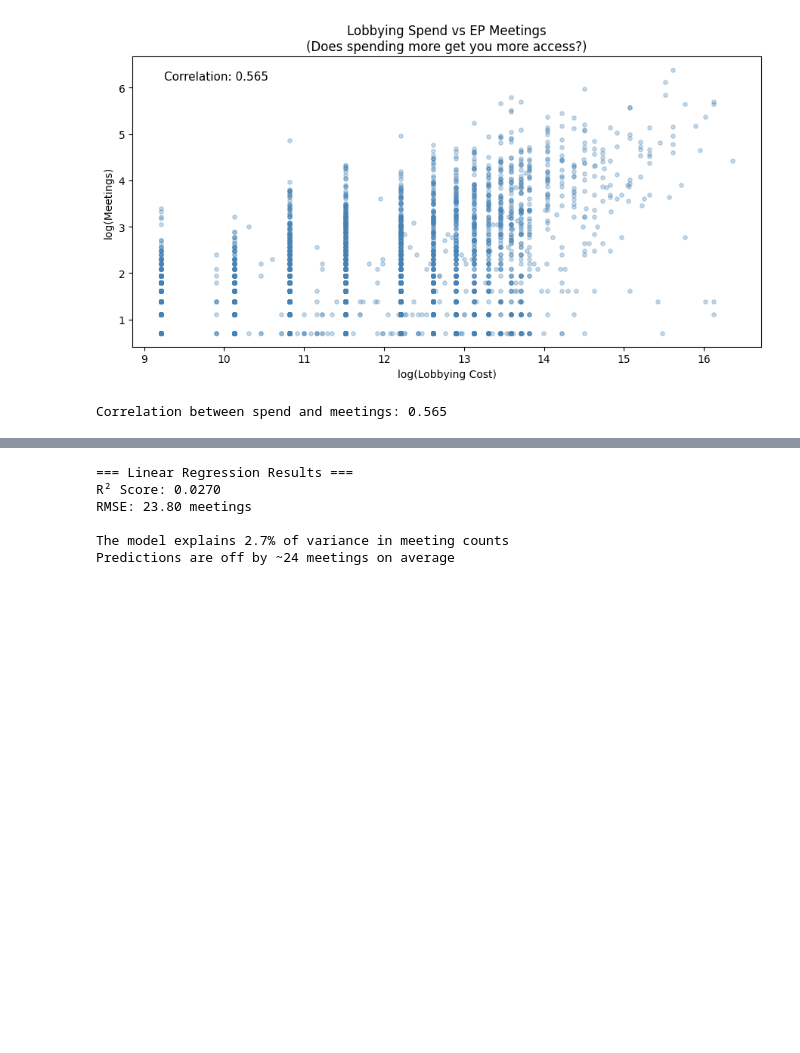
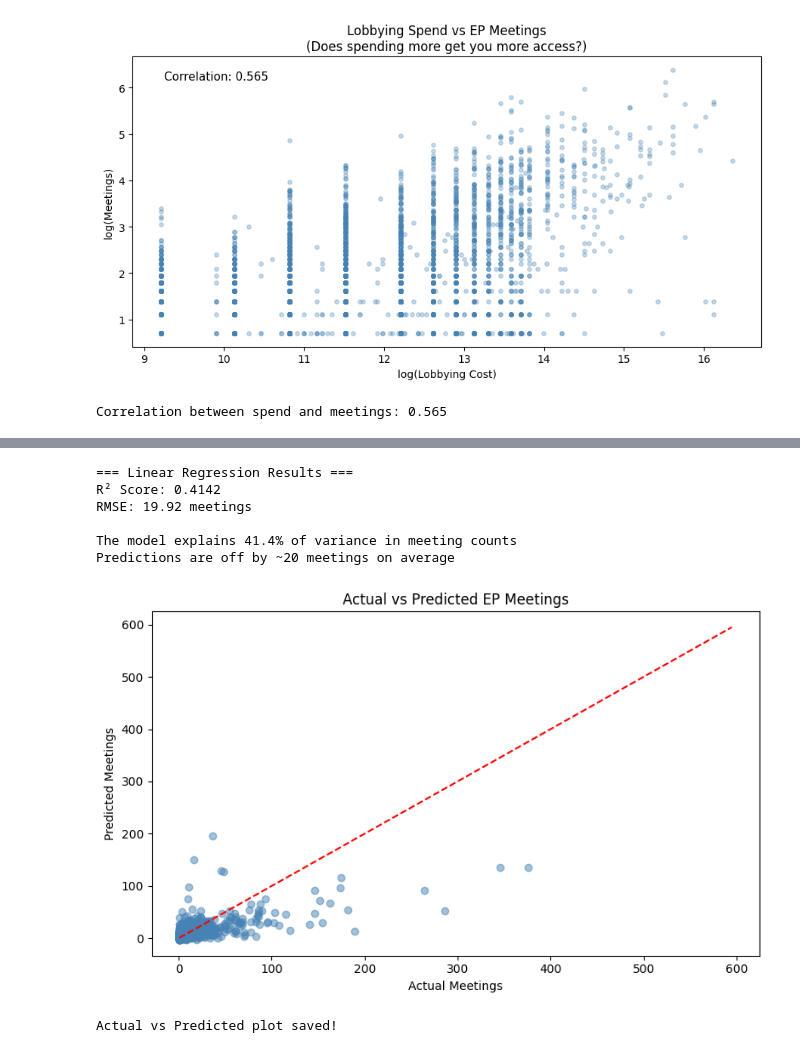
Before and after one commit to greenbear26/RAMM-Project, a Jupyter notebook: ml-src/lobbying_phase2.ipynb, the cells around one changed output, grey strips where cells are left out. Saved outputs shown, nothing was run; the diff lists cells and outputs as text; code cells hidden in the pictures; blank space fills up the shorter version.

```diff
--- a/ml-src/lobbying_phase2.ipynb
+++ b/ml-src/lobbying_phase2.ipynb
@@ -271,7 +271,7 @@ print(f'Correlation between spend and meetings: {correlation:.3f}')
 Correlation between spend and meetings: 0.565
 # %%
 # Prepare ML dataset - only orgs WITH meeting data
-from sklearn.preprocessing import LabelEncoder
+from sklearn.preprocessing import LabelEncoder, StandardScaler
 
 df_ml = df_merged[df_merged['Meetings'] > 0].copy()
 
@@ -279,8 +279,14 @@ df_ml = df_merged[df_merged['Meetings'] > 0].copy()
 le = LabelEncoder()
 df_ml['interest_encoded'] = le.fit_transform(df_ml['Interest represented'])
 
+# Standardize numerical features
+scaler = StandardScaler()
+numerical_cols = ['Lobbying cost', 'Members FTE', 'all EP passes', 'gdp_per_capita', 'inflation_rate', 'lobbying_gdp_ratio']
+df_ml[numerical_cols] = scaler.fit_transform(df_ml[numerical_cols])
+
 print(f'Orgs with meeting data: {len(df_ml)}')
 print(f'Orgs without meeting data: {len(df_merged[df_merged["Meetings"] == 0])}')
+df_ml.head()
 # %% [output]
 Orgs with meeting data: 7176
 Orgs without meeting data: 9686
@@ -291,17 +303,17 @@ from sklearn.metrics import mean_squared_error, r2_score
 import numpy as np
 
 # Log transform skewed features
-df_ml['log_lobbying_cost'] = np.log1p(df_ml['Lobbying cost'])
-df_ml['log_ep_passes'] = np.log1p(df_ml['all EP passes'])
+# df_ml['log_lobbying_cost'] = np.log1p(df_ml['Lobbying cost'])
+# df_ml['log_ep_passes'] = np.log1p(df_ml['all EP passes'])
 
 feature_cols = [
-    'log_lobbying_cost',
-    'Members FTE',
-    'log_ep_passes',
+    'Lobbying cost',
+    # 'Members FTE',
+    'all EP passes',
     'interest_encoded',
-    'gdp_usd',
-    'gdp_per_capita',
-    'inflation_rate',
+    # 'gdp_usd',
+    # 'gdp_per_capita',
+    # 'inflation_rate',
     'lobbying_gdp_ratio'
 ]
 
@@ -327,8 +339,23 @@ print(f'\nThe model explains {r2*100:.1f}% of variance in meeting counts')
 print(f'Predictions are off by ~{rmse:.0f} meetings on average')
 # %% [output]
 === Linear Regression Results ===
-R² Score: 0.0270
-RMSE: 23.80 meetings
+R² Score: 0.4142
+RMSE: 19.92 meetings
 
-The model explains 2.7% of variance in meeting counts
-Predictions are off by ~24 meetings on average
+The model explains 41.4% of variance in meeting counts
+Predictions are off by ~20 meetings on average
+# %%
+# Graph actual vs predicted
+plt.figure(figsize=(8, 5))
+plt.scatter(y_test, y_pred, alpha=0.5, color='steelblue')
+plt.plot([y.min(), y.max()], [y.min(), y.max()], 'r--')  # Line for perfect predictions
+plt.xlabel('Actual Meetings')
+plt.ylabel('Predicted Meetings')
+plt.title('Actual vs Predicted EP Meetings')
+plt.tight_layout()
+plt.savefig('ml_actual_vs_predicted.png', dpi=150, bbox_inches='tight')
+plt.show()
+print('Actual vs Predicted plot saved!')
+# %% [output]
+[figure, added]
+Actual vs Predicted plot saved!
```
Also changed, not shown: parts of 2 cells of this notebook, 7 other files.
